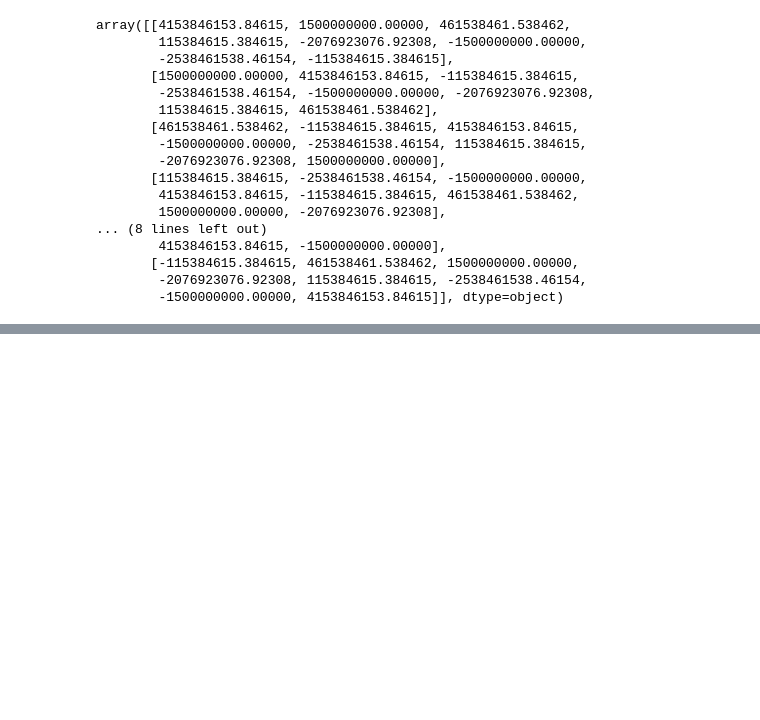
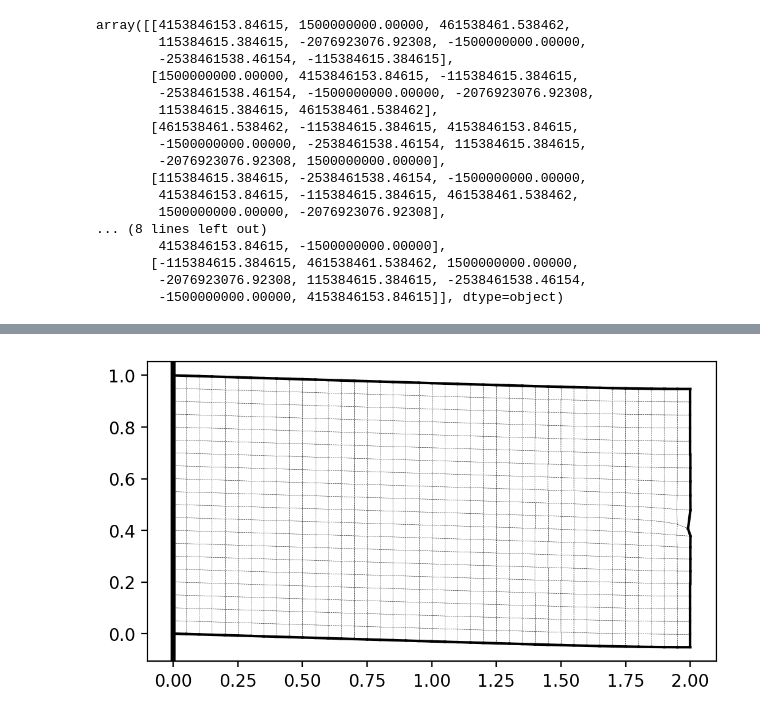
Before and after one commit to gustavomello9600/otag, a Jupyter notebook: rigidez_local.ipynb, the cells around one changed output, grey strips where cells are left out. Drawn from its saved outputs; the diff is of its cells as text; code cells hidden in the pictures; blank space fills up the shorter version.

```diff
--- a/rigidez_local.ipynb
+++ b/rigidez_local.ipynb
@@ -154,0 +296,34 @@ array([[4153846153.84615, 1500000000.00000, 461538461.538462,
+# %%
+from numpy.linalg import inv
+
+P = 100e6
+gdl_P = grau_de_liberdade_associado_a_P = (int((2*n + 1)*(n/2 + 1)) - 1)*2 + 1
+
+f = np.zeros(gsdl)
+u = np.zeros(gsdl)
+u[:] = np.nan
+
+#Condições de Contorno em u
+for i in range(n + 1):
+    i1 = 2*i*(2*n + 1)
+    i2 = i1 + 1
+    u[i1:(i2 + 1)] = 0
+    f[i1:(i2 + 1)] = np.nan
+
+#Condições de Contorno em f
+f[gdl_P] = -P
+
+ifc = índices_onde_f_é_conhecido = np.where(~np.isnan(f))[0]
+iuc = índices_onde_u_é_conhecido = np.where(~np.isnan(u))[0]
+
+Kfc = K[np.ix_(ifc, ifc)]
+ufc = inv(Kfc) @ f[ifc].T
+
+u[ifc] = ufc
+
+f = K @ u.T
+
+tolerância = 1e-5
+f[abs(f) < tolerância] = 0
+
+print(np.array_str(np.vstack([f, u]).T, precision=4))
@@ -154,0 +338,6 @@ array([[4153846153.84615, 1500000000.00000, 461538461.538462,
+# %%
+%matplotlib inline
+
+malha.plot(u, 500)
+# %% [output]
+[figure, added]
```
Also changed, not shown: parts of 11 cells of this notebook, 4 other files.
